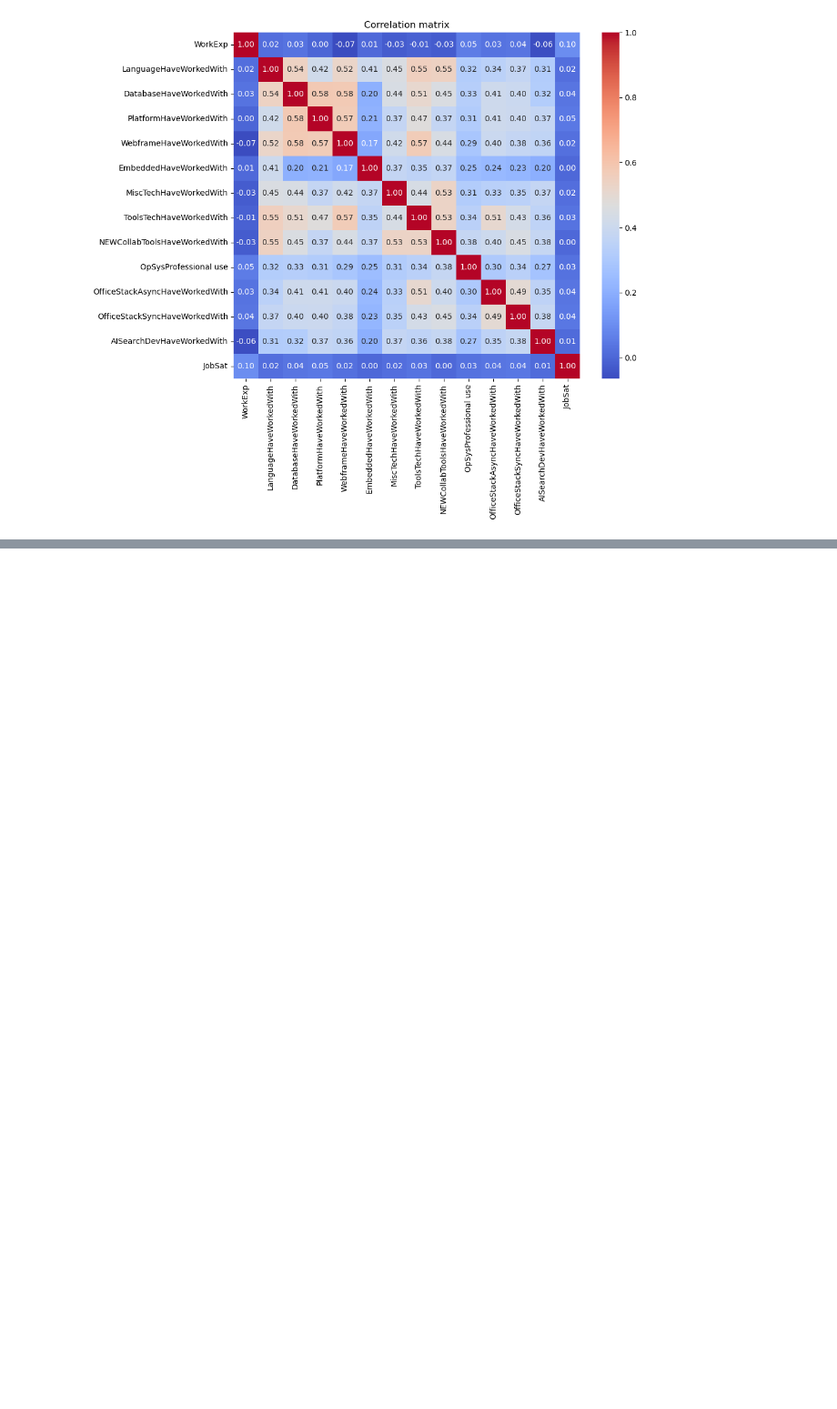
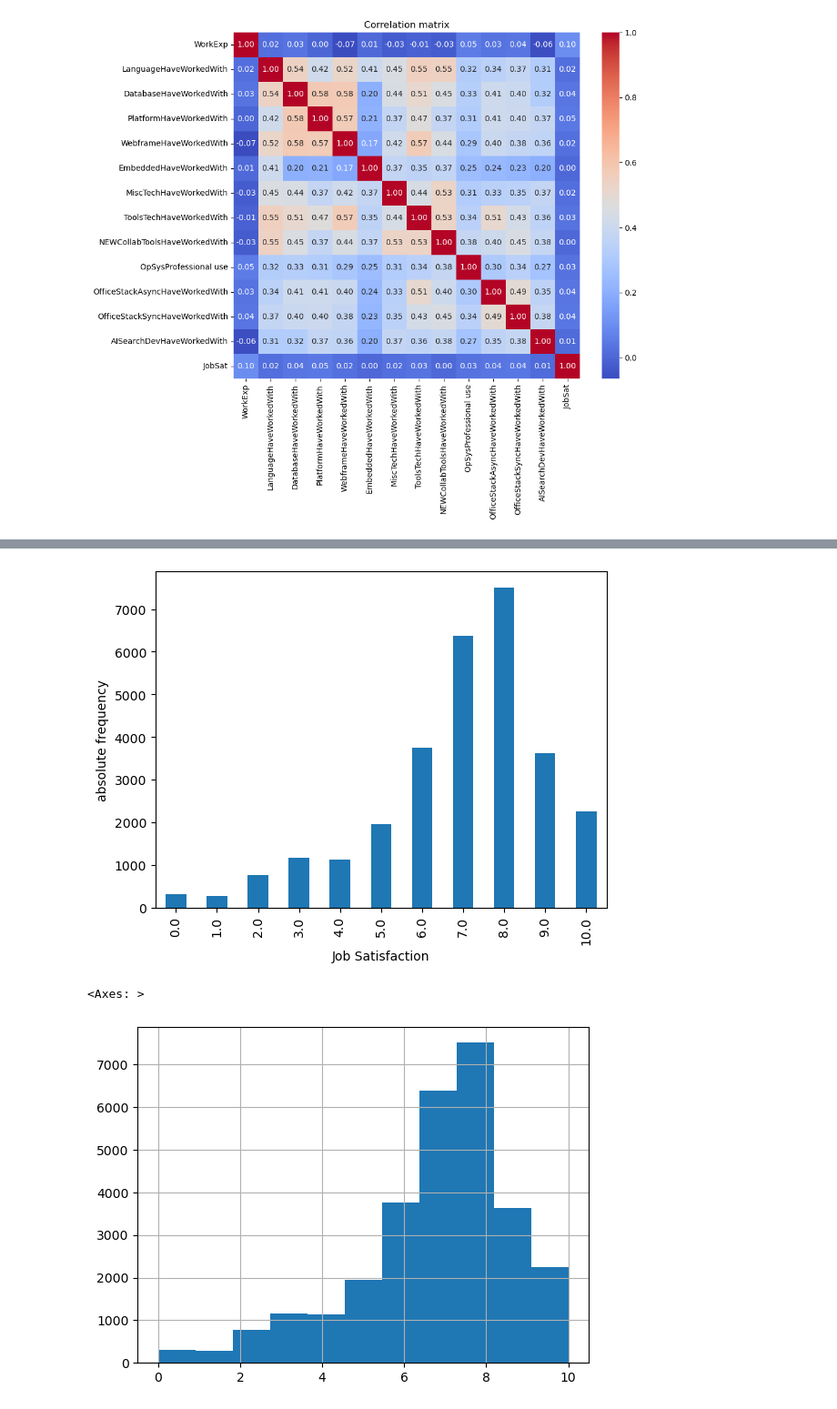
Before and after one commit to LucWill/so_satisfaction, a Jupyter notebook: EDA_correlations.ipynb, the cells around one changed output, grey strips where cells are left out. Shown at 91% size. Drawn from its saved outputs; the diff is of its cells as text; code cells hidden in the pictures; blank space fills up the shorter version.

```diff
--- a/EDA_correlations.ipynb
+++ b/EDA_correlations.ipynb
@@ -159,0 +179,11 @@ plt.show()
+# %%
+df['JobSat'].value_counts().sort_index().plot(kind='bar')
+plt.xlabel('Job Satisfaction')
+plt.ylabel('absolute frequency')
+plt.show()
+
+df['JobSat'].hist(bins=11)
+# %% [output]
+[figure, added]
+<Axes: >
+[figure, added]
```
Also changed, not shown: parts of 4 cells of this notebook, 1 other file.
